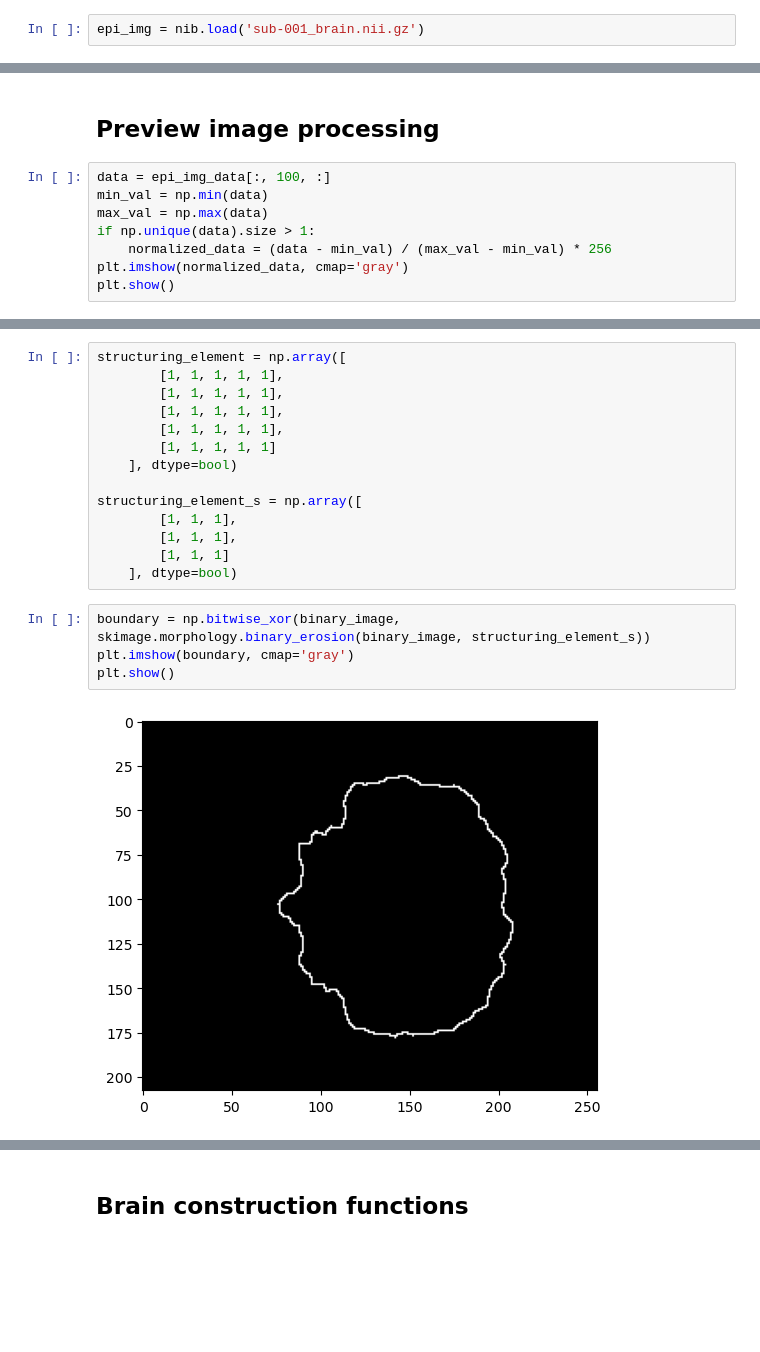
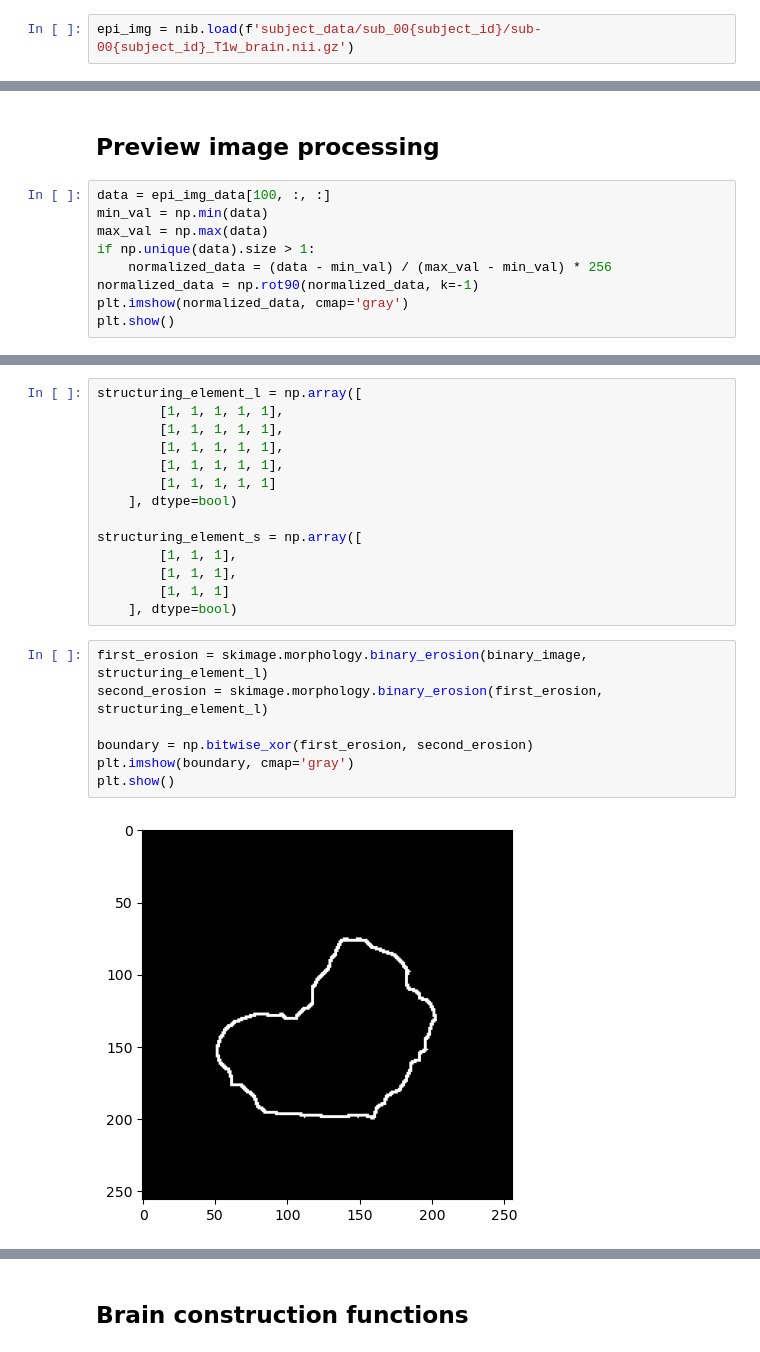
Before and after one commit to DanielEdvardsen/EiT-Group5, a Jupyter notebook: src/brain_hull_construction.ipynb, the cells around one changed output, grey strips where cells are left out. Saved outputs shown, nothing was run; the diff lists cells and outputs as text; blank space fills up the shorter version.

```diff
--- a/src/brain_hull_construction.ipynb
+++ b/src/brain_hull_construction.ipynb
@@ -8,5 +10,5 @@ import skimage
 # %%
-epi_img = nib.load('sub-001_brain.nii.gz')
+epi_img = nib.load(f'subject_data/sub_00{subject_id}/sub-00{subject_id}_T1w_brain.nii.gz')
 # %%
 epi_img_data = epi_img.get_fdata()
 epi_img_data.shape
@@ -15,11 +17,12 @@ epi_img_data.shape
 # %% [markdown]
 ## Preview image processing
 # %%
-data = epi_img_data[:, 100, :]
+data = epi_img_data[100, :, :]
 min_val = np.min(data)
 max_val = np.max(data)
 if np.unique(data).size > 1:
     normalized_data = (data - min_val) / (max_val - min_val) * 256
+normalized_data = np.rot90(normalized_data, k=-1)
 plt.imshow(normalized_data, cmap='gray')
 plt.show()
 # %% [output]
@@ -34,5 +37,5 @@ plt.show()
 # %%
-structuring_element = np.array([
+structuring_element_l = np.array([
         [1, 1, 1, 1, 1],
         [1, 1, 1, 1, 1],
         [1, 1, 1, 1, 1],
@@ -46,11 +49,14 @@ structuring_element_s = np.array([
         [1, 1, 1]
     ], dtype=bool)
 # %%
-boundary = np.bitwise_xor(binary_image, skimage.morphology.binary_erosion(binary_image, structuring_element_s))
+first_erosion = skimage.morphology.binary_erosion(binary_image, structuring_element_l)
+second_erosion = skimage.morphology.binary_erosion(first_erosion, structuring_element_l)
+
+boundary = np.bitwise_xor(first_erosion, second_erosion)
 plt.imshow(boundary, cmap='gray')
 plt.show()
 # %% [output]
-[figure, old version]
+[figure, new version]
 # %%
 binary_mask = boundary.astype(data.dtype)
 resulting_image = np.where(binary_mask, normalized_data, 0)
```
Also changed, not shown: parts of 14 cells of this notebook, 38 other files.
